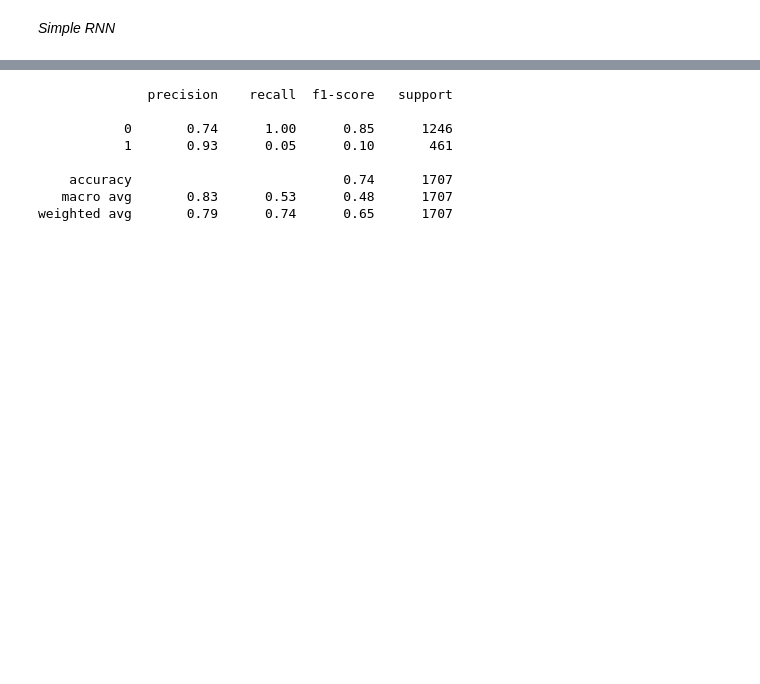
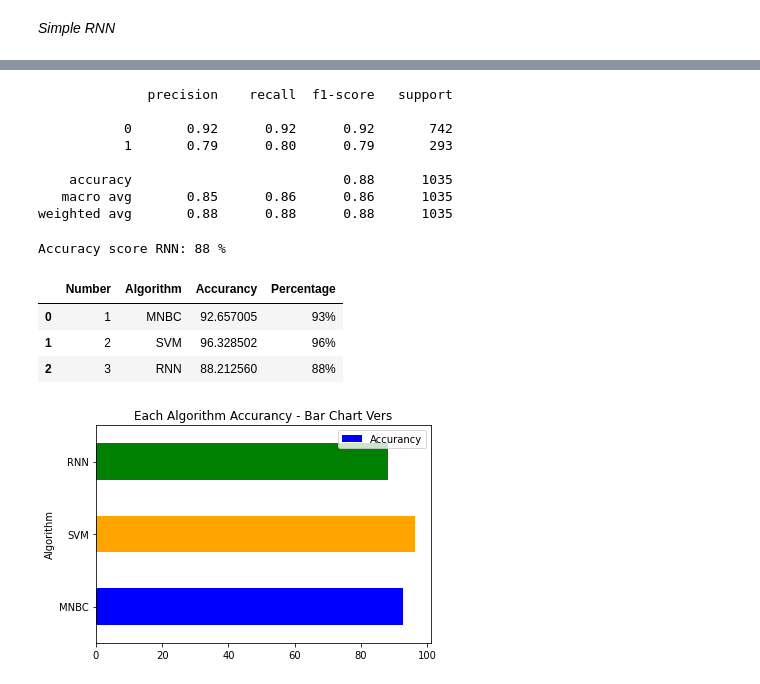
Before and after one commit to nikenoctaa/Estimation-of-Email-Spam-Classification, a Jupyter notebook: Estimation_of_email_spam_classification.ipynb, the cells around one changed output, grey strips where cells are left out. Drawn from its saved outputs; the diff is of its cells as text; code cells hidden in the pictures; blank space fills up the shorter version.

```diff
--- a/Estimation_of_email_spam_classification.ipynb
+++ b/Estimation_of_email_spam_classification.ipynb
@@ -377,0 +386,6 @@ weighted avg       0.96      0.96      0.96      1707
+# %%
+from sklearn.metrics import accuracy_score
+Y_predSVM = svc.predict(X_test)
+acc_valSVM = accuracy_score(y_test,Y_predSVM)
+predSVM = acc_valSVM*100
+print("Accuracy score SVM: %.0f" %predSVM, "%")
@@ -438,7 +454,7 @@ X = pad_sequences(X);
 from sklearn.model_selection import train_test_split
 
 Y = pd.get_dummies(data['label']).values
-X_train, X_test, Y_train, Y_test = train_test_split(X,Y, test_size = 0.33, random_state = 42)
+X_train, X_test, Y_train, Y_test = train_test_split(X,Y, test_size = 0.2, random_state = 42)
 print('input_train shape:', X_train.shape)
 print('input_test shape:', X_test.shape)
 # %% [output]
@@ -486,9 +502,17 @@ print(classification_report(Y_test.argmax(axis=1),Y_pred.argmax(axis=1)))
 # %% [output]
               precision    recall  f1-score   support
 
-           0       0.74      1.00      0.85      1246
-           1       0.93      0.05      0.10       461
+           0       0.92      0.92      0.92       742
+           1       0.79      0.80      0.79       293
 
-    accuracy                           0.74      1707
-   macro avg       0.83      0.53      0.48      1707
-weighted avg       0.79      0.74      0.65      1707
+    accuracy                           0.88      1035
+   macro avg       0.85      0.86      0.86      1035
+weighted avg       0.88      0.88      0.88      1035
+# %%
+from sklearn.metrics import accuracy_score, recall_score, precision_score, f1_score
+Y_predRNN = model_RNN.predict(X_test)
+acc_valRNN = accuracy_score(Y_test.argmax(axis=1),Y_predRNN.argmax(axis=1))
+pres = (acc_valRNN*100)
+print("Accuracy score RNN: %.0f" %pres, "%")
+# %% [output]
+Accuracy score RNN: 88 %
@@ -494,0 +521,16 @@ weighted avg       0.79      0.74      0.65      1707
+# %%
+daftarAccurancy = pd.DataFrame({'Number':[1,2,3],
+                                'Algorithm':['MNBC','SVM','RNN'],
+                                'Accurancy':[predMNBC,predSVM,pres],
+                                'Percentage':['%.0f%%' %predMNBC,'%.0f%%' %predSVM,'%.0f%%' %pres]})
+daftarAccurancy
+# %% [output]
+|  | Number | Algorithm | Accurancy | Percentage |
+| 0 | 1 | MNBC | 92.657005 | 93% |
+| 1 | 2 | SVM | 96.328502 | 96% |
+| 2 | 3 | RNN | 88.212560 | 88% |
+# %%
+daftarAccurancy.plot.barh(x='Algorithm',y='Accurancy', color= ["blue", "orange", "green"], title='Each Algorithm Accurancy - Bar Chart Vers')
+plt.show()
+# %% [output]
+[figure, added]
```
Also changed, not shown: parts of 13 cells of this notebook.
